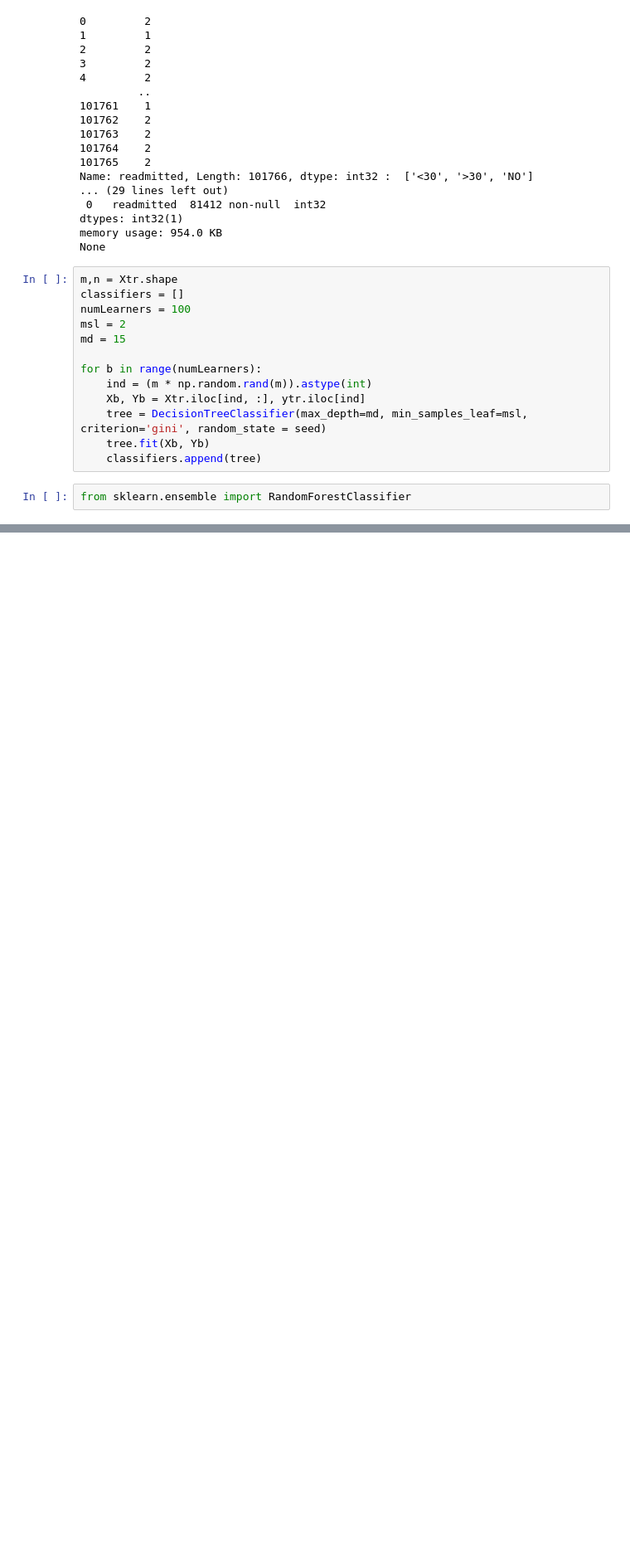
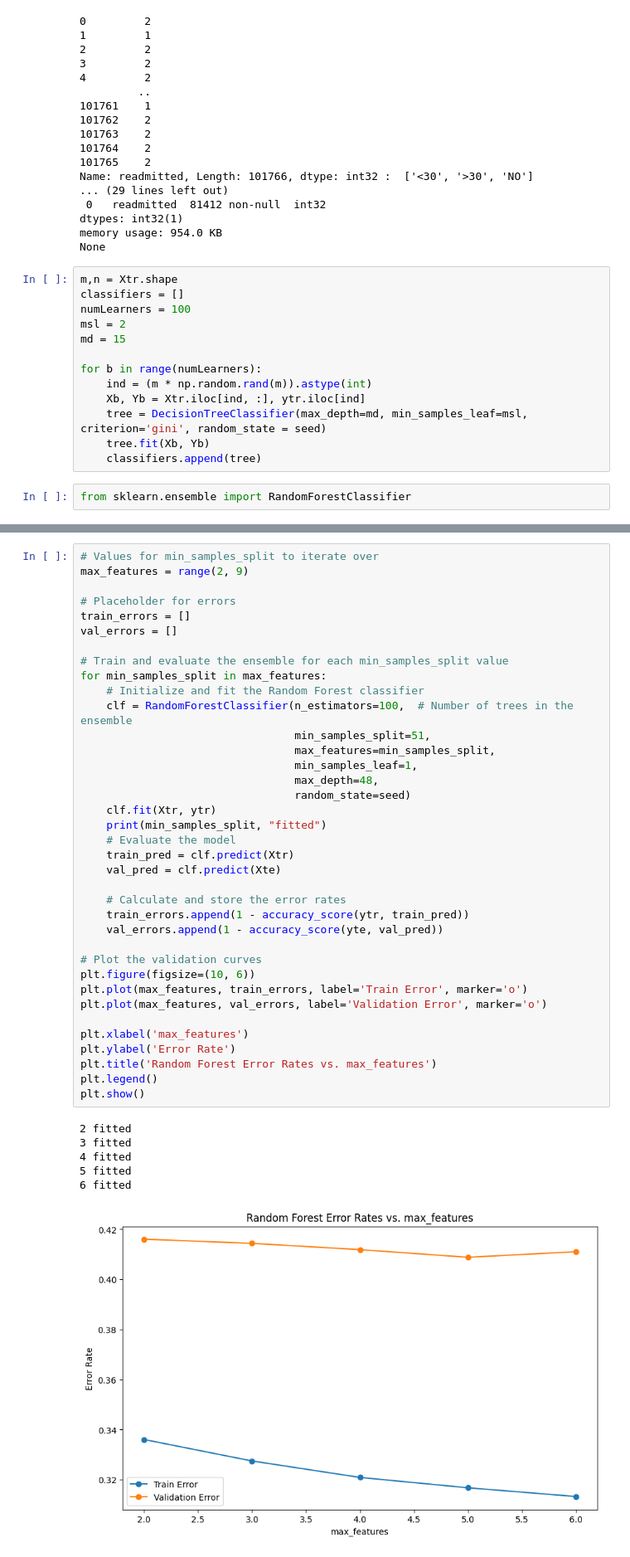
Before and after one commit to raf3001/cs178_final, a Jupyter notebook: cs178-DylansRandomForest.ipynb, the cells around one changed output, grey strips where cells are left out. Shown at 83% size. Drawn from its saved outputs; the diff is of its cells as text; blank space fills up the shorter version.

```diff
--- a/cs178-DylansRandomForest.ipynb
+++ b/cs178-DylansRandomForest.ipynb
@@ -459,0 +517,44 @@ Accuracy: 0.5899086174707674
+# %%
+# Values for min_samples_split to iterate over
+max_features = range(2, 9)
+
+# Placeholder for errors
+train_errors = []
+val_errors = []
+
+# Train and evaluate the ensemble for each min_samples_split value
+for min_samples_split in max_features:
+    # Initialize and fit the Random Forest classifier
+    clf = RandomForestClassifier(n_estimators=100,  # Number of trees in the ensemble
+                                 min_samples_split=51,
+                                 max_features=min_samples_split,
+                                 min_samples_leaf=1,
+                                 max_depth=48,
+                                 random_state=seed)
+    clf.fit(Xtr, ytr)
+    print(min_samples_split, "fitted")
+    # Evaluate the model
+    train_pred = clf.predict(Xtr)
+    val_pred = clf.predict(Xte)
+
+    # Calculate and store the error rates
+    train_errors.append(1 - accuracy_score(ytr, train_pred))
+    val_errors.append(1 - accuracy_score(yte, val_pred))
+
+# Plot the validation curves
+plt.figure(figsize=(10, 6))
+plt.plot(max_features, train_errors, label='Train Error', marker='o')
+plt.plot(max_features, val_errors, label='Validation Error', marker='o')
+
+plt.xlabel('max_features')
+plt.ylabel('Error Rate')
+plt.title('Random Forest Error Rates vs. max_features')
+plt.legend()
+plt.show()
+# %% [output]
+2 fitted
+3 fitted
+4 fitted
+5 fitted
+6 fitted
+[figure, added]
```
Also changed, not shown: parts of 17 cells of this notebook.
